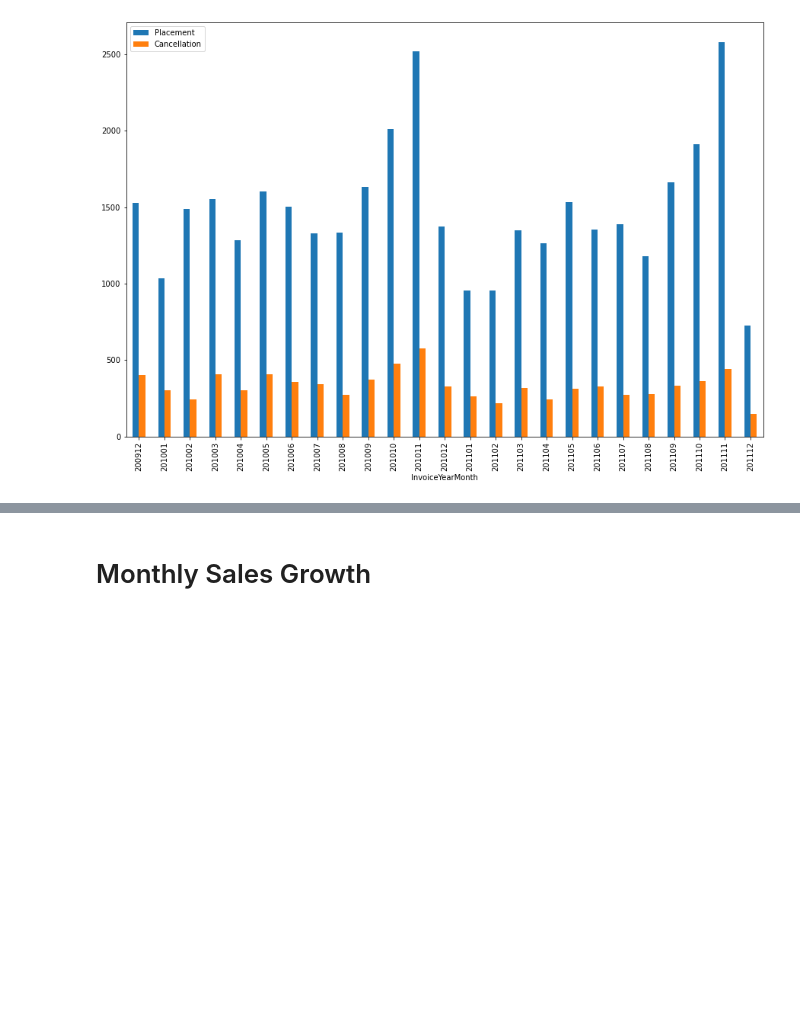
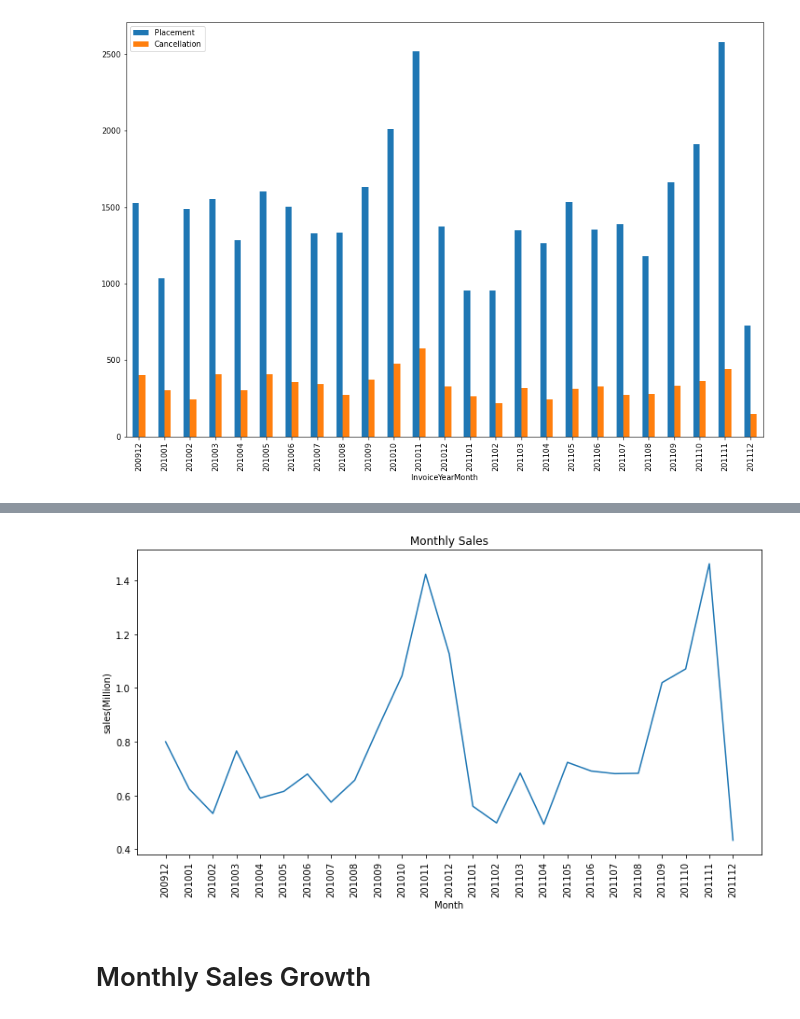
Before and after one commit to jarviscanada/jarvis_data_eng_KantyGakima, a Jupyter notebook: python_data_analytics/retail_data_analytics_wrangling.ipynb, the cells around one changed output, grey strips where cells are left out. Drawn from its saved outputs; the diff is of its cells as text; code cells hidden in the pictures; blank space fills up the shorter version.

Commit message:
Montly sales to rfm completed

```diff
--- a/python_data_analytics/retail_data_analytics_wrangling.ipynb
+++ b/python_data_analytics/retail_data_analytics_wrangling.ipynb
@@ -86,0 +67,11 @@ retail_df.head()
+# %%
+online_retail_df = pd.read_csv("data/online_retail_II.csv")
+
+online_retail_df.columns = (online_retail_df.columns
+                         .str.replace(" ", ""))
+
+online_retail_df['InvoiceDate'] = pd.to_datetime(online_retail_df['InvoiceDate'])
+
+
+
+online_retail_df.head()
@@ -294,3 +246,26 @@ See the caveats in the documentation: https://pandas.pydata.org/pandas-docs/stab
+# %%
+#add amount column in online_retail_df table
+online_retail_df['InvoiceAmount'] = online_retail_df['Price'] * online_retail_df['Quantity']
+online_retail_df.head()
+#monthly_sales
+monthly_sales = (
+    online_retail_df
+    .groupby('InvoiceYearMonth', as_index=False)['InvoiceAmount']
+    .sum()
+    .rename(columns={'InvoiceAmount': 'SalesAmount'})
+)
+
+monthly_sales['SalesMillion'] = monthly_sales['SalesAmount'] / 1000000
+
+plt.figure(figsize=(12,6))
+plt.plot(monthly_sales['InvoiceYearMonth'], monthly_sales['SalesMillion'])
+plt.title('Monthly Sales')
+plt.xlabel('Month')
+plt.ylabel('sales(Million)')
+plt.xticks(rotation=90)
+plt.show()
+# %% [output]
+[figure, added]
 # %% [markdown]
 # Monthly Sales Growth
 # %% [markdown]
```
Also changed, not shown: parts of 17 cells of this notebook.
